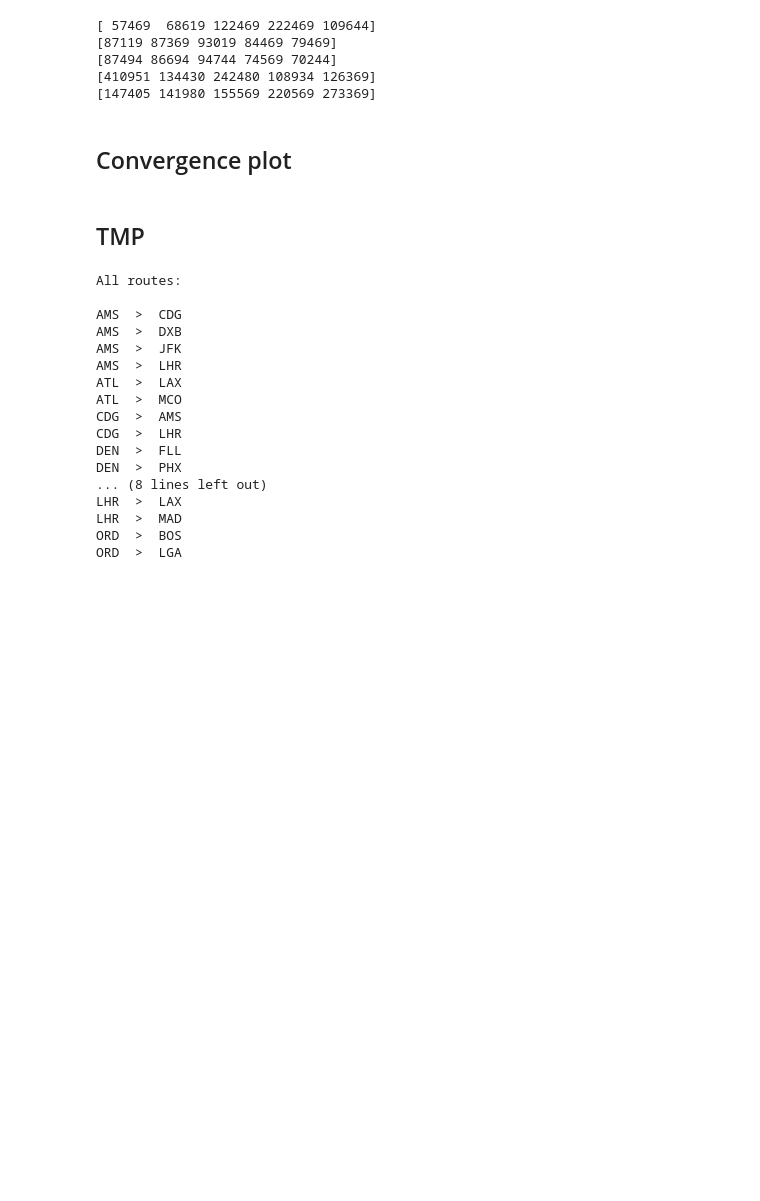
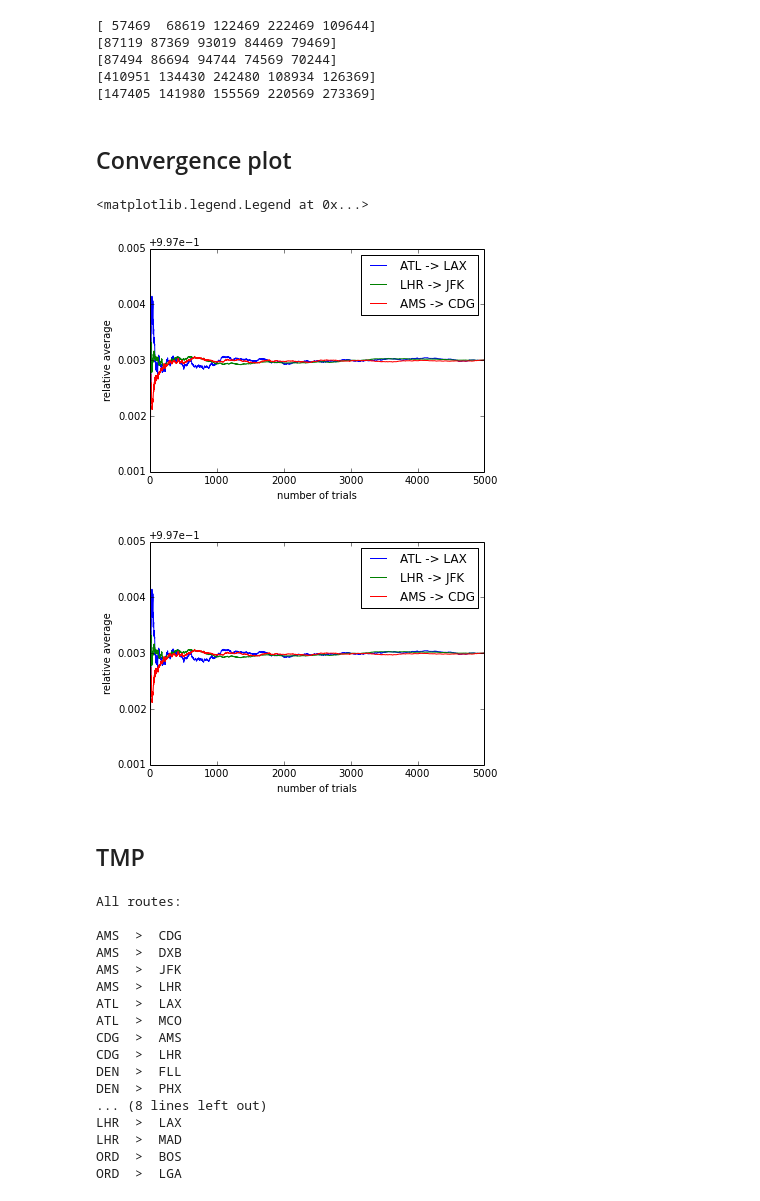
Before and after one commit to vankempen/Thesis, a Jupyter notebook: Simulation/Simulation.ipynb, the cells around one changed output. Saved outputs shown, nothing was run; the diff lists cells and outputs as text; code cells hidden in the pictures; blank space fills up the shorter version.

```diff
--- a/Simulation/Simulation.ipynb
+++ b/Simulation/Simulation.ipynb
@@ -204,13 +190,41 @@ print np.array(amsjfk.values[251,:5], dtype=np.uint32)
 ## Convergence plot
 # %%
 #convergence to steady average (needed to determine N)
+
+flyFrom = 'ATL'
+flyTo = 'LAX'
+
+ticketPrices, meanTicketPrice = get_ticketPrices(storage, flyFrom, flyTo)
+historicalPrices, meanTicketPrice = get_ticketPrices(historical, flyFrom, flyTo)
+
+m = 3
+r = 10
+
+meansPercentage = []
+meansProfits = []
+totalSolds = []
+p_f = 0.8
+
+sellerProfits, totalSold = get_sellerProfits(ticketPrices, historicalPrices, m, p_f, r, 5000)
+
 conv = []
-
 for i in xrange(1, len(sellerProfits)):
     conv.append(int(mean(sellerProfits[:i])/100))
-
-_ = plot(conv)
-print conv[-1]
+# %%
+c2 = np.array(conv)/np.mean(conv[-1])
+# %%
+plot(c2, label='ATL -> LAX')
+plot(c3, label='LHR -> JFK')
+plot(c4, label='AMS -> CDG')
+ylim((0.998, 1.002))
+xlabel('number of trials')
+ylabel('relative average')
+legend()
+savefig('/home/patrick/multiple.png', dpi=200)
+# %% [output]
+<matplotlib.legend.Legend at 0x...>
+[figure, added]
+[figure, added]
 # %% [markdown]
 ## TMP
 # %%
```
Also changed, not shown: parts of 15 cells of this notebook, 3 other files.
